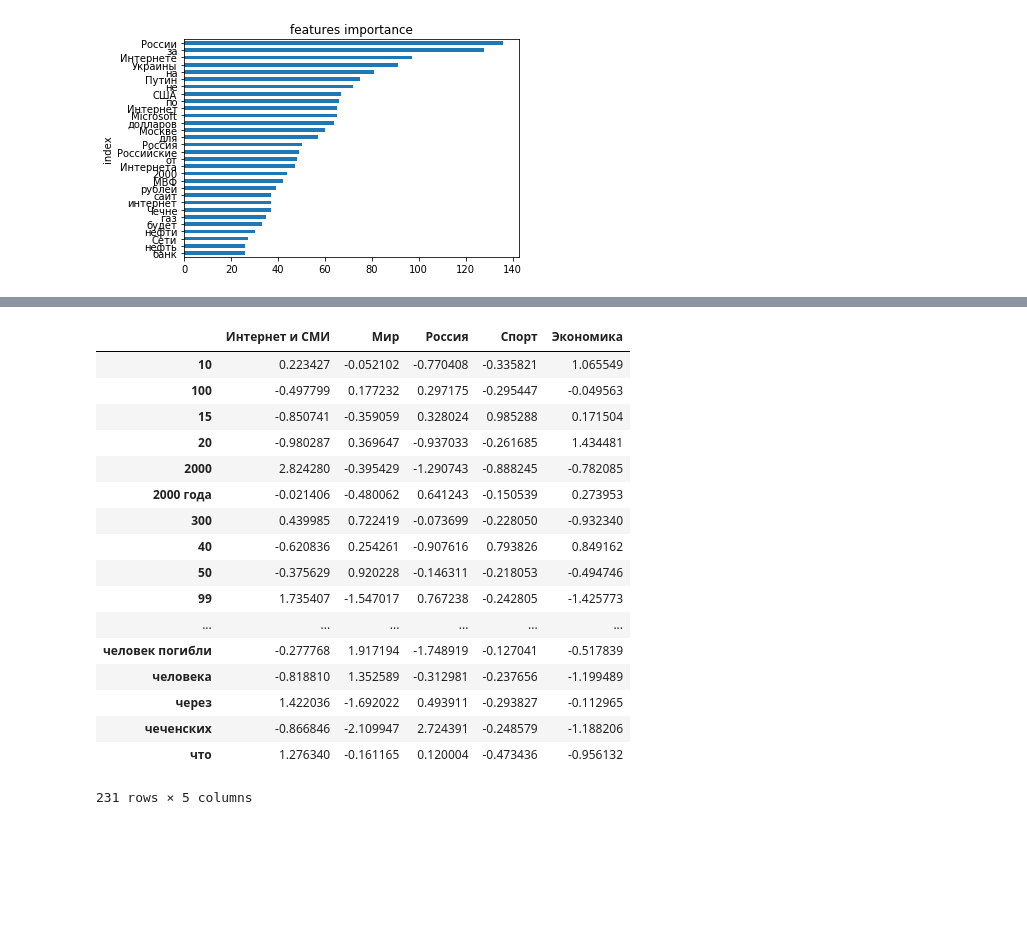
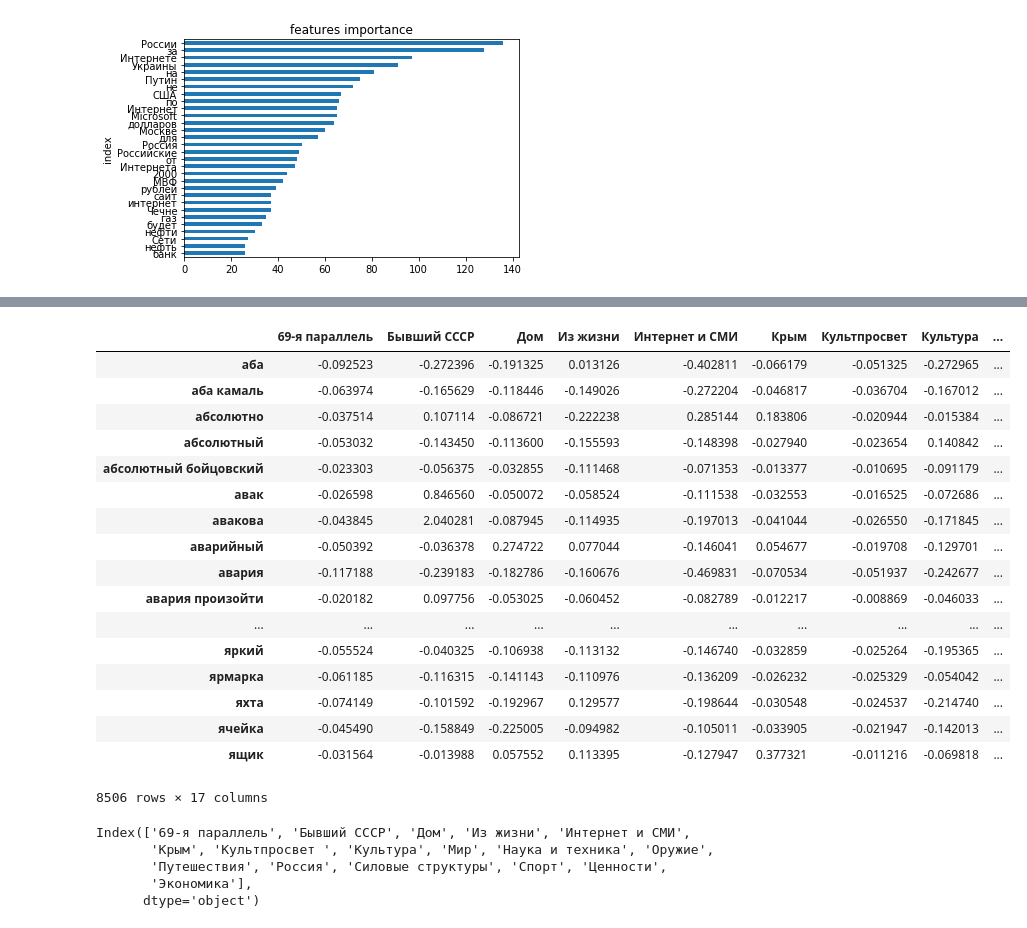
Before and after one commit to rfzu/lenta_clisterize, a Jupyter notebook: lenta_clusterize.ipynb, the cells around one changed output, grey strips where cells are left out. Drawn from its saved outputs; the diff is of its cells as text; code cells hidden in the pictures; blank space fills up the shorter version.

```diff
--- a/lenta_clusterize.ipynb
+++ b/lenta_clusterize.ipynb
@@ -86,0 +118,4 @@ features = list(vectorizer.get_feature_names())
+# %%
+start = time.time()
+data_short['normal_text'] = data_short['normal_text'].apply(lambda x: txt_to_normal(x, s_w)) # so sloooow
+print(time.time() - start)
@@ -87,8 +128,16 @@ features = list(vectorizer.get_feature_names())
+# %%
+# векторизация для моделей
+vectorizer=TfidfVectorizer(analyzer='word',
+                           stop_words=[],
+#                            lowercase=False,
+                           ngram_range=(1,2),
+                           min_df=10
+                           )
 # %%
 model = LogisticRegression(C=1.97,solver='liblinear')
 # model = xgb.XGBClassifier(base_score=0.1,learning_rate=0.1,n_estimators=140)
 models = [('regret',LogisticRegression(C=1.97,solver='liblinear')),('tree',RandomForestClassifier(oob_score=True))]
-models += [('xgBoost',xgb.XGBClassifier(base_score=0.1,learning_rate=0.1,n_estimators=140))]
+# models += [('xgBoost',xgb.XGBClassifier(base_score=0.1,learning_rate=0.1,n_estimators=140))]
 # %%
 models
 # %% [output]
@@ -114,9 +156,12 @@ models
 # %%
-X_train = data.tail(5000)['title']
-X_train.fillna('undefined')
+X_train = data_short.tail(4000)['normal_text']
+X_train = X_train.fillna('undefined')
+# X_train = X_train.map(lambda x:txt_to_normal(x, s_w))
 X_train_ve=vectorizer.fit_transform(X_train)
 X_train_arr=X_train_ve.toarray()
-X_test = data.head(1000)['title']
+X_test = data_short.head(1000)['normal_text']
+X_test = X_test.fillna('undefined')
+# X_test = X_test.map(lambda x:txt_to_normal(x, s_w))
 X_test_ve=vectorizer.transform(X_test)
 X_test_arr=X_test_ve.toarray()
 # %%
@@ -207,24 +282,34 @@ array(['Интернет и СМИ', 'Мир', 'Россия', 'Спорт', 'Э
 # %%
 ts = pd.DataFrame(columns=models[0][1].classes_,data=np.transpose(models[0][1].coef_),index=vectorizer.get_feature_names())
+ts = ts.drop(["nan"], axis=1)
+ts = ts.fillna(0)
 ts
 # %% [output]
-|  | Интернет и СМИ | Мир | Россия | Спорт | Экономика |
-| 10 | 0.223427 | -0.052102 | -0.770408 | -0.335821 | 1.065549 |
-| 100 | -0.497799 | 0.177232 | 0.297175 | -0.295447 | -0.049563 |
-| 15 | -0.850741 | -0.359059 | 0.328024 | 0.985288 | 0.171504 |
-| 20 | -0.980287 | 0.369647 | -0.937033 | -0.261685 | 1.434481 |
-| 2000 | 2.824280 | -0.395429 | -1.290743 | -0.888245 | -0.782085 |
-| 2000 года | -0.021406 | -0.480062 | 0.641243 | -0.150539 | 0.273953 |
-| 300 | 0.439985 | 0.722419 | -0.073699 | -0.228050 | -0.932340 |
-| 40 | -0.620836 | 0.254261 | -0.907616 | 0.793826 | 0.849162 |
-| 50 | -0.375629 | 0.920228 | -0.146311 | -0.218053 | -0.494746 |
-| 99 | 1.735407 | -1.547017 | 0.767238 | -0.242805 | -1.425773 |
-| ... | ... | ... | ... | ... | ... |
-| человек погибли | -0.277768 | 1.917194 | -1.748919 | -0.127041 | -0.517839 |
-| человека | -0.818810 | 1.352589 | -0.312981 | -0.237656 | -1.199489 |
-| через | 1.422036 | -1.692022 | 0.493911 | -0.293827 | -0.112965 |
-| чеченских | -0.866846 | -2.109947 | 2.724391 | -0.248579 | -1.188206 |
-| что | 1.276340 | -0.161165 | 0.120004 | -0.473436 | -0.956132 |
+|  | 69-я параллель | Бывший СССР | Дом | Из жизни | Интернет и СМИ | Крым | Культпросвет | Культура | ... |
+| аба | -0.092523 | -0.272396 | -0.191325 | 0.013126 | -0.402811 | -0.066179 | -0.051325 | -0.272965 | ... |
+| аба камаль | -0.063974 | -0.165629 | -0.118446 | -0.149026 | -0.272204 | -0.046817 | -0.036704 | -0.167012 | ... |
+| абсолютно | -0.037514 | 0.107114 | -0.086721 | -0.222238 | 0.285144 | 0.183806 | -0.020944 | -0.015384 | ... |
+| абсолютный | -0.053032 | -0.143450 | -0.113600 | -0.155593 | -0.148398 | -0.027940 | -0.023654 | 0.140842 | ... |
+| абсолютный бойцовский | -0.023303 | -0.056375 | -0.032855 | -0.111468 | -0.071353 | -0.013377 | -0.010695 | -0.091179 | ... |
+| авак | -0.026598 | 0.846560 | -0.050072 | -0.058524 | -0.111538 | -0.032553 | -0.016525 | -0.072686 | ... |
+| авакова | -0.043845 | 2.040281 | -0.087945 | -0.114935 | -0.197013 | -0.041044 | -0.026550 | -0.171845 | ... |
+| аварийный | -0.050392 | -0.036378 | 0.274722 | 0.077044 | -0.146041 | 0.054677 | -0.019708 | -0.129701 | ... |
+| авария | -0.117188 | -0.239183 | -0.182786 | -0.160676 | -0.469831 | -0.070534 | -0.051937 | -0.242677 | ... |
+| авария произойти | -0.020182 | 0.097756 | -0.053025 | -0.060452 | -0.082789 | -0.012217 | -0.008869 | -0.046033 | ... |
+| ... | ... | ... | ... | ... | ... | ... | ... | ... | ... |
+| яркий | -0.055524 | -0.040325 | -0.106938 | -0.113132 | -0.146740 | -0.032859 | -0.025264 | -0.195365 | ... |
+| ярмарка | -0.061185 | -0.116315 | -0.141143 | -0.110976 | -0.136209 | -0.026232 | -0.025329 | -0.054042 | ... |
+| яхта | -0.074149 | -0.101592 | -0.192967 | 0.129577 | -0.198644 | -0.030548 | -0.024537 | -0.214740 | ... |
+| ячейка | -0.045490 | -0.158849 | -0.225005 | -0.094982 | -0.105011 | -0.033905 | -0.021947 | -0.142013 | ... |
+| ящик | -0.031564 | -0.013988 | 0.057552 | 0.113395 | -0.127947 | 0.377321 | -0.011216 | -0.069818 | ... |
-231 rows × 5 columns
+8506 rows × 17 columns
+# %%
+ts.columns
+# %% [output]
+Index(['69-я параллель', 'Бывший СССР', 'Дом', 'Из жизни', 'Интернет и СМИ',
+       'Крым', 'Культпросвет ', 'Культура', 'Мир', 'Наука и техника', 'Оружие',
+       'Путешествия', 'Россия', 'Силовые структуры', 'Спорт', 'Ценности',
+       'Экономика'],
+      dtype='object')
 # %%
 for c in ts.columns:
```
Also changed, not shown: parts of 43 cells of this notebook, 1 other file.
